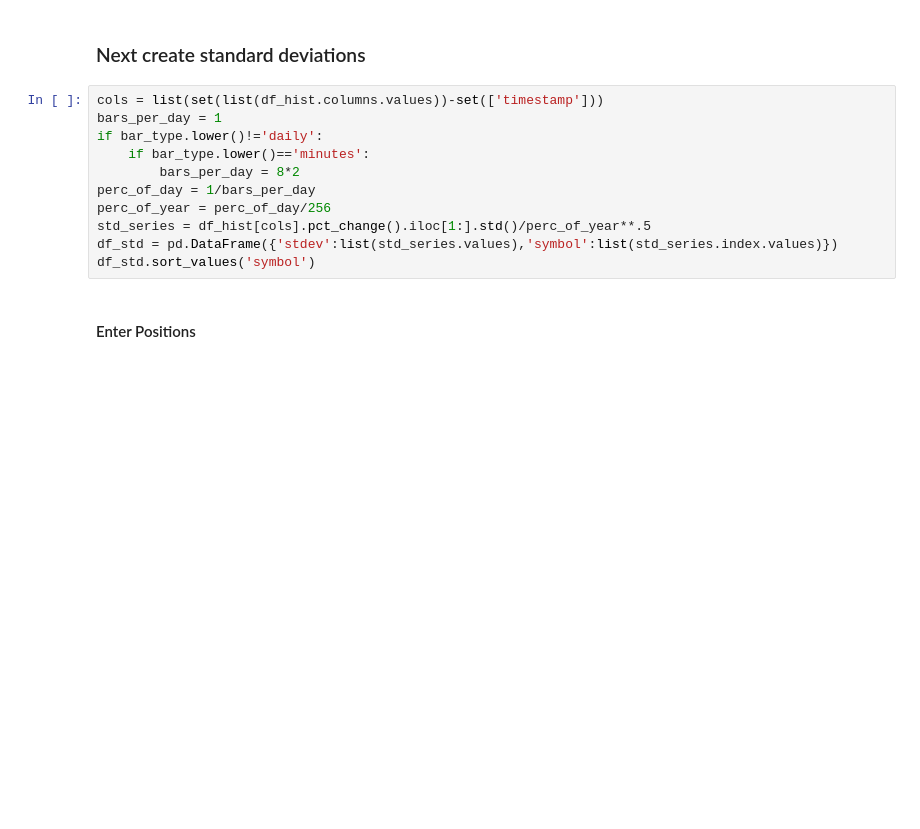
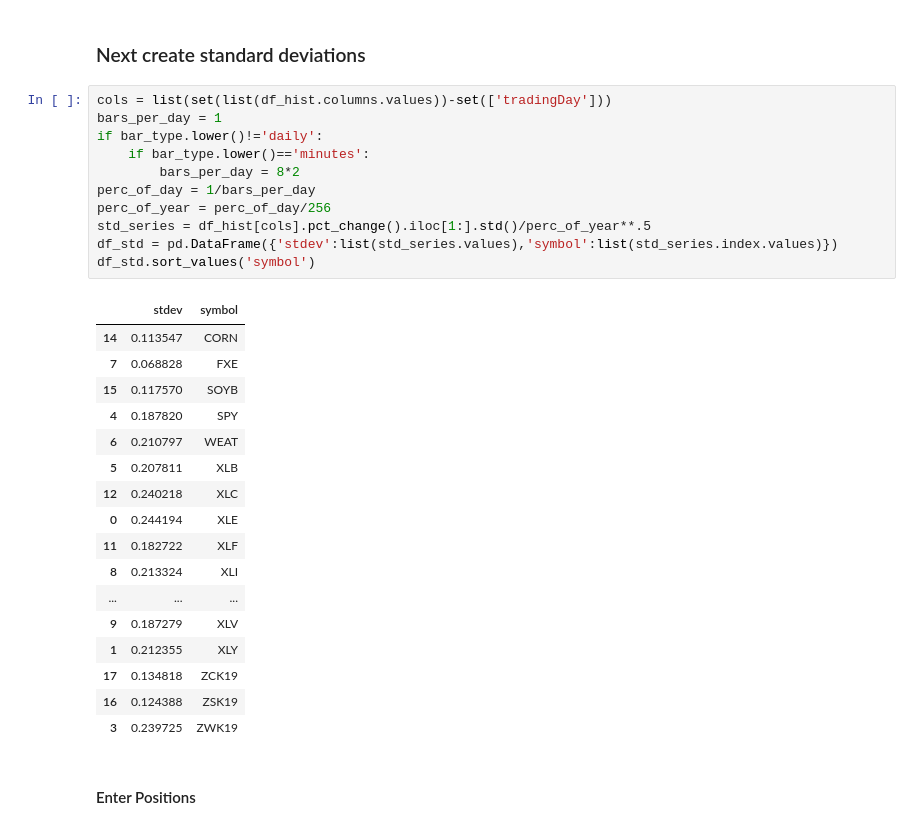
Before and after one commit to bgithub1/barchartapi, a Jupyter notebook: barchartapi/get_portfolio_var.ipynb, the cells around one changed output. Drawn from its saved outputs; the diff is of its cells as text; blank space fills up the shorter version.

```diff
--- a/barchartapi/get_portfolio_var.ipynb
+++ b/barchartapi/get_portfolio_var.ipynb
@@ -177,16 +213,34 @@ df_corr
 # %% [markdown]
 ### Next create standard deviations
 # %%
-cols = list(set(list(df_hist.columns.values))-set(['timestamp']))
+cols = list(set(list(df_hist.columns.values))-set(['tradingDay']))
 bars_per_day = 1
 if bar_type.lower()!='daily':
     if bar_type.lower()=='minutes':
         bars_per_day = 8*2
 perc_of_day = 1/bars_per_day
 perc_of_year = perc_of_day/256
 std_series = df_hist[cols].pct_change().iloc[1:].std()/perc_of_year**.5
 df_std = pd.DataFrame({'stdev':list(std_series.values),'symbol':list(std_series.index.values)})
 df_std.sort_values('symbol')
+# %% [output]
+|  | stdev | symbol |
+| 14 | 0.113547 | CORN |
+| 7 | 0.068828 | FXE |
+| 15 | 0.117570 | SOYB |
+| 4 | 0.187820 | SPY |
+| 6 | 0.210797 | WEAT |
+| 5 | 0.207811 | XLB |
+| 12 | 0.240218 | XLC |
+| 0 | 0.244194 | XLE |
+| 11 | 0.182722 | XLF |
+| 8 | 0.213324 | XLI |
+| ... | ... | ... |
+| 9 | 0.187279 | XLV |
+| 1 | 0.212355 | XLY |
+| 17 | 0.134818 | ZCK19 |
+| 16 | 0.124388 | ZSK19 |
+| 3 | 0.239725 | ZWK19 |
 # %% [markdown]
 #### Enter Positions
 # %%
```
Also changed, not shown: parts of 15 cells of this notebook, 1 other file.
